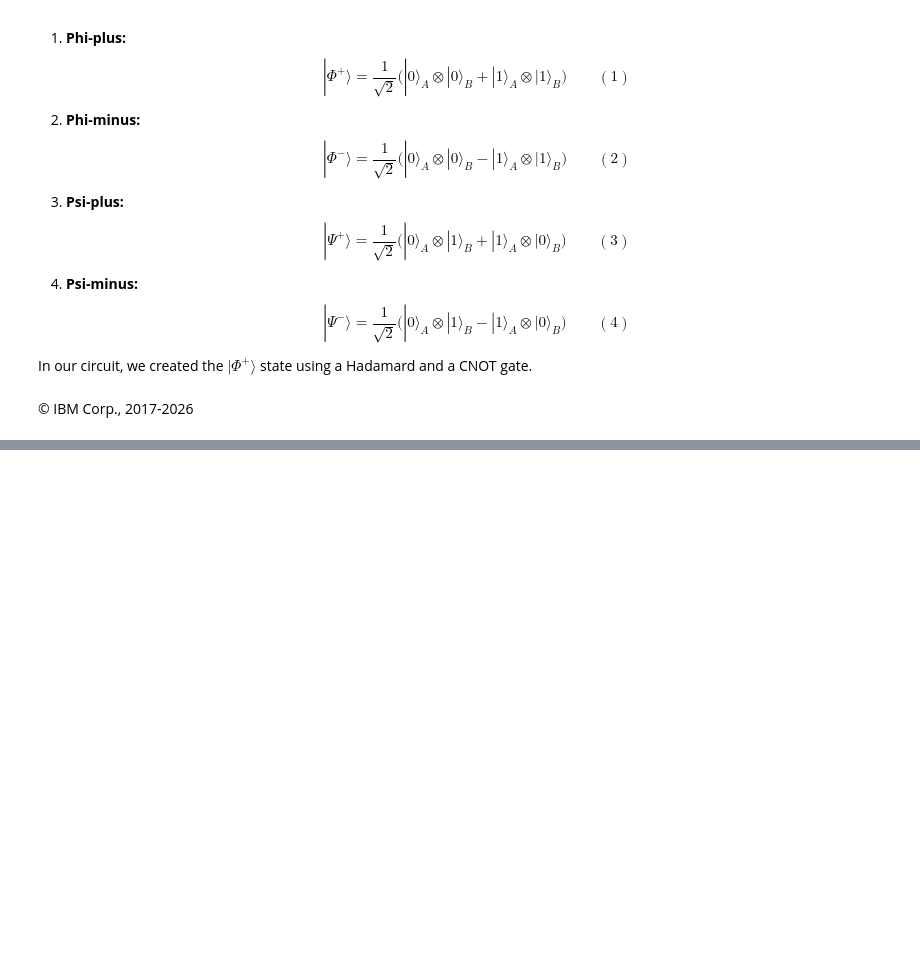
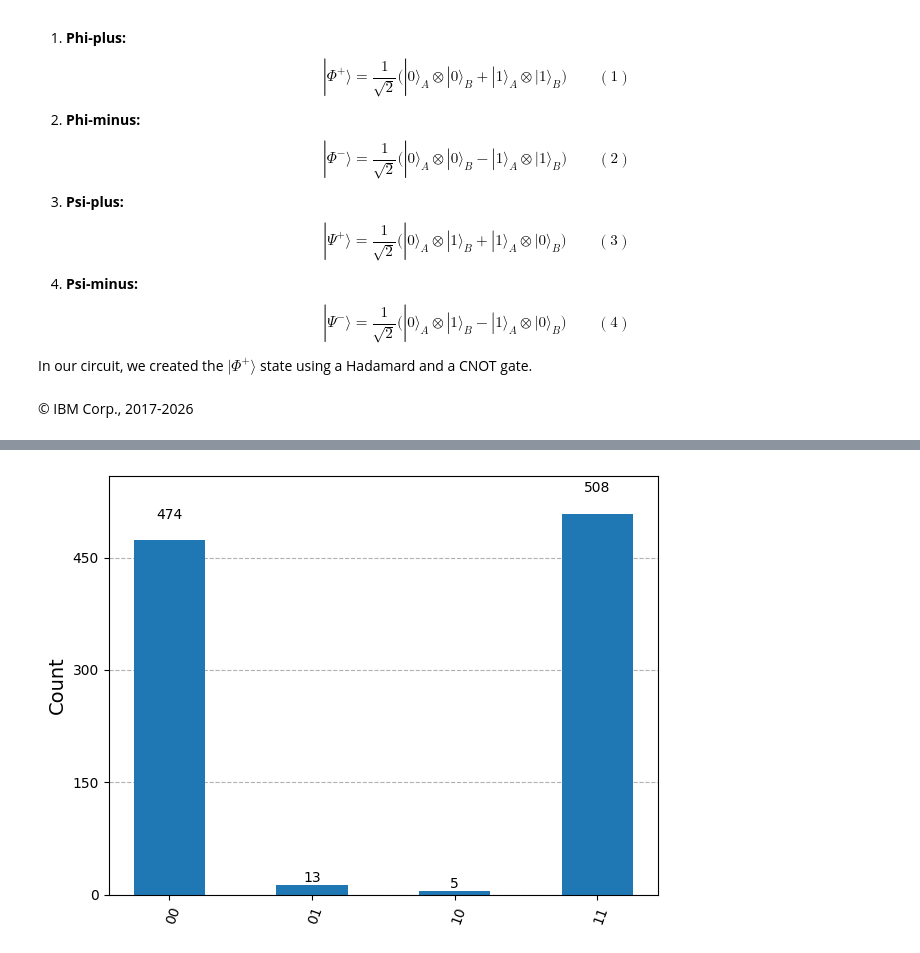
Before and after one commit to r-karra/learn-quantum-AI, a Jupyter notebook: Use a quantum computer today-IBM/build-and-run-your-first-quantum-program.ipynb, the cells around one changed output, grey strips where cells are left out. Cells and saved outputs as stored; diff of their text form; code cells hidden in the pictures; blank space fills up the shorter version.

Commit message:
measured the circuits phi-plus, phi-minus, psi-plus and psi-minus in an AerSimulator as well as real Quantum Computer

```diff
--- a/Use a quantum computer today-IBM/build-and-run-your-first-quantum-program.ipynb
+++ b/Use a quantum computer today-IBM/build-and-run-your-first-quantum-program.ipynb
@@ -306,0 +334,7 @@ In our circuit, we created the $|\Phi ^{+}\rangle$ state using a Hadamard and a
+# %%
+# --- Build the bell circuit (phi-plus) ---
+bell = QuantumCircuit(2)
+bell.h(0)
+bell.cx(0, 1)
+bell.measure_all()
+bell.draw("mpl")
@@ -306,0 +343,26 @@ In our circuit, we created the $|\Phi ^{+}\rangle$ state using a Hadamard and a
+# %%
+def run_circuit_and_get_counts(circuit, backend, shots=1000):
+  pm = generate_preset_pass_manager(backend=backend, optimization_level=1)
+  isa_circuit = pm.run(circuit)
+
+  sampler = Sampler(mode=backend)
+  job = sampler.run([isa_circuit], shots=shots)
+  result = job.result()
+
+  return result[0].data.meas.get_counts()
+# %%
+from google.colab import userdata
+from qiskit_ibm_runtime import QiskitRuntimeService
+
+# Retrieve the token from Colab Secrets
+try:
+    api_token = userdata.get('IBMQ_TOKEN')
+    service = QiskitRuntimeService(
+        channel="ibm_quantum_platform",
+        token=api_token
+    )
+    print("IBM Quantum service initialized successfully.")
+except userdata.SecretNotFoundError:
+    print("Error: 'IBMQ_TOKEN' not found in Colab Secrets. Please add it via the 🔑 icon in the sidebar.")
+except Exception as e:
+    print(f"An error occurred during authentication: {e}")
@@ -306,0 +373,4 @@ In our circuit, we created the $|\Phi ^{+}\rangle$ state using a Hadamard and a
+# %%
+# backend = service.least_busy(operational=True, simulator=False, min_num_quits=12)
+backend = service.backend("ibm_kingston")
+print(f"Selected backend: {backend.name}")
@@ -306,0 +380,5 @@ In our circuit, we created the $|\Phi ^{+}\rangle$ state using a Hadamard and a
+# %%
+counts = run_circuit_and_get_counts(bell, backend, shots=1000)
+plot_histogram(counts)
+# %% [output]
+[figure, added]
```
Also changed, not shown: parts of 16 cells of this notebook.
